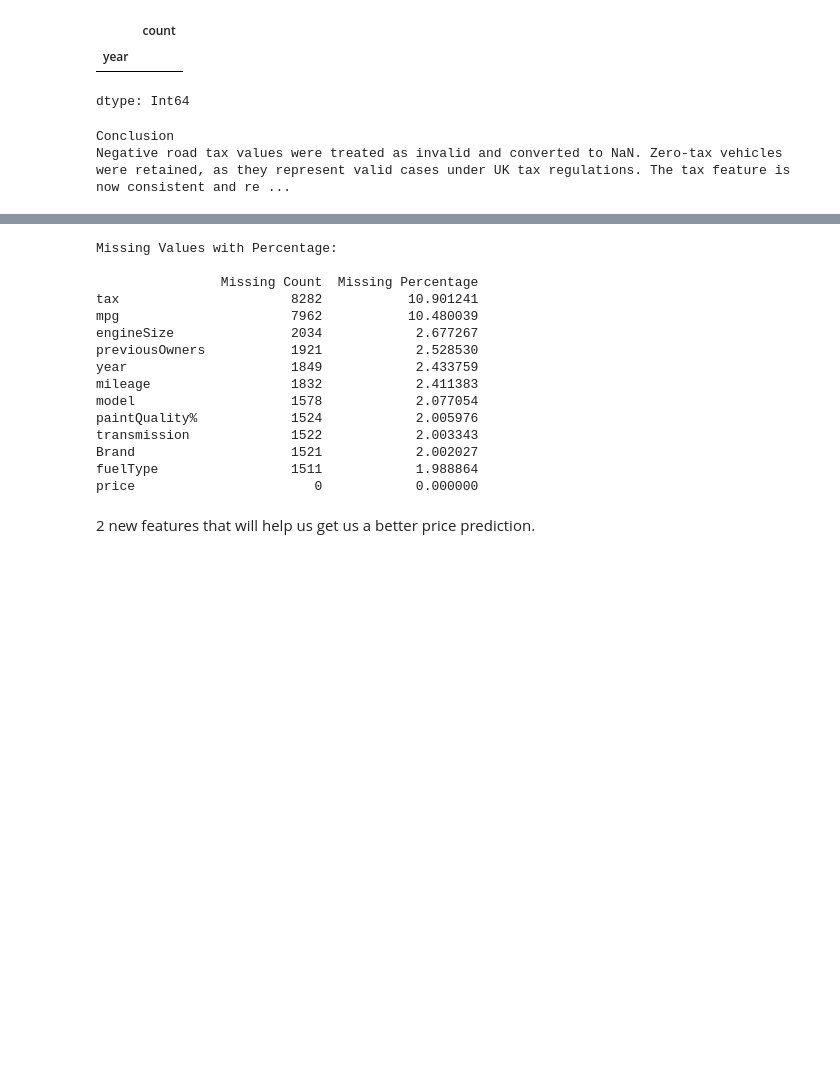
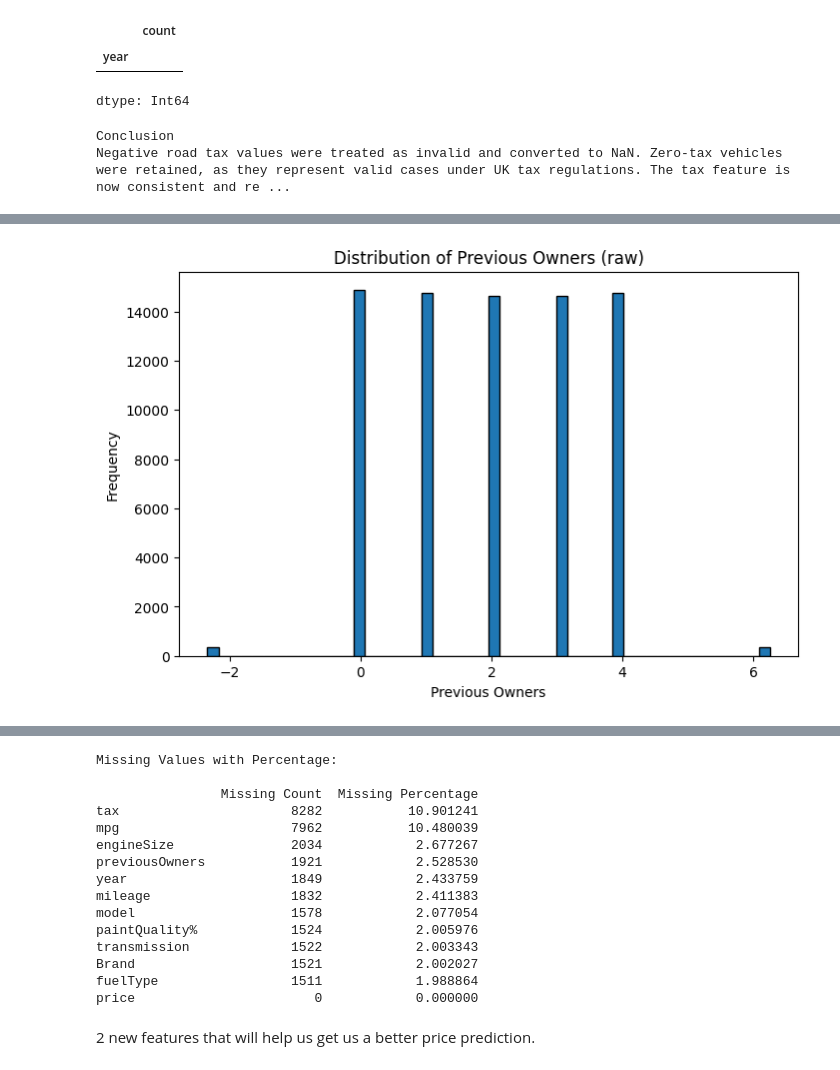
Before and after one commit to carlosoamorim/cars-4-you, a Jupyter notebook: Group57_part1.ipynb, the cells around one changed output, grey strips where cells are left out. Saved outputs shown, nothing was run; the diff lists cells and outputs as text; code cells hidden in the pictures; blank space fills up the shorter version.

```diff
--- a/Group57_part1.ipynb
+++ b/Group57_part1.ipynb
@@ -1544,4 +1656,0 @@ plt.show()
-# %%
-def drop_paint(df):
-    df.drop(columns=["paintQuality%"], errors="ignore")
-    return df
@@ -1621,0 +1722,79 @@ Obviously negative ammount of owners make no sense so will assign them no nan.
+# %%
+# =========================================
+# previousOwners feature — Exploration and preprocessing
+# =========================================
+
+from IPython.display import display, HTML
+import matplotlib.pyplot as plt
+import numpy as np
+import pandas as pd
+
+# ---- Distribution of previousOwners (raw)
+plt.figure(figsize=(8, 5))
+plt.hist(df["previousOwners"].dropna(), bins=50, edgecolor="black")
+plt.title("Distribution of Previous Owners (raw)")
+plt.xlabel("Previous Owners")
+plt.ylabel("Frequency")
+plt.show()
+
+
+# ---- Unique values
+display(HTML("""
+<div style="background-color:#e8f1ff; padding:8px; border-radius:6px; border-left:5px solid #1f77ff;">
+<b>previousOwners — unique values</b>
+</div>
+"""))
+display(df["previousOwners"].unique())
+
+
+# ---- Invalid negative values
+display(HTML("""
+<div style="background-color:#e8f1ff; padding:8px; border-radius:6px; border-left:5px solid #1f77ff;">
+<b>previousOwners — invalid negative values</b>
+</div>
+"""))
+display(df[df["previousOwners"] < 0])
+
+
+# ---- Missing values
+display(HTML("""
+<div style="background-color:#e8f1ff; padding:8px; border-radius:6px; border-left:5px solid #1f77ff;">
+<b>previousOwners — missing values</b>
+</div>
+"""))
+display(df[df["previousOwners"].isna()])
+
+
+# ---- Helper: round owners to integer values
+def round_owners_int(df):
+    df = df.copy()
+    df["previousOwners"] = pd.to_numeric(df["previousOwners"], errors="coerce")
+    df["previousOwners"] = df["previousOwners"].round().astype("Int64")
+    return df
+
+
+# ---- Apply corrections
+df = impossible_to_nan(df, "previousOwners")
+df = round_owners_int(df)
+
+
+# ---- Values after preprocessing
+display(HTML("""
+<div style="background-color:#e8f1ff; padding:8px; border-radius:6px; border-left:5px solid #1f77ff;">
+<b>previousOwners — after preprocessing</b>
+</div>
+"""))
+display(df["previousOwners"].unique())
+
+
+# ---- Conclusion
+display(HTML("""
+<div style="background-color:#e8f1ff; padding:8px; border-radius:6px; border-left:5px solid #1f77ff;">
+<b>Conclusion</b><br>
+Negative values were identified as invalid and converted to <b>NaN</b>.
+The <b>previousOwners</b> feature was rounded to integer values, ensuring
+a consistent and interpretable representation suitable for modeling.
+</div>
+"""))
+# %% [output]
+[figure, added]
```
Also changed, not shown: parts of 48 cells of this notebook.
